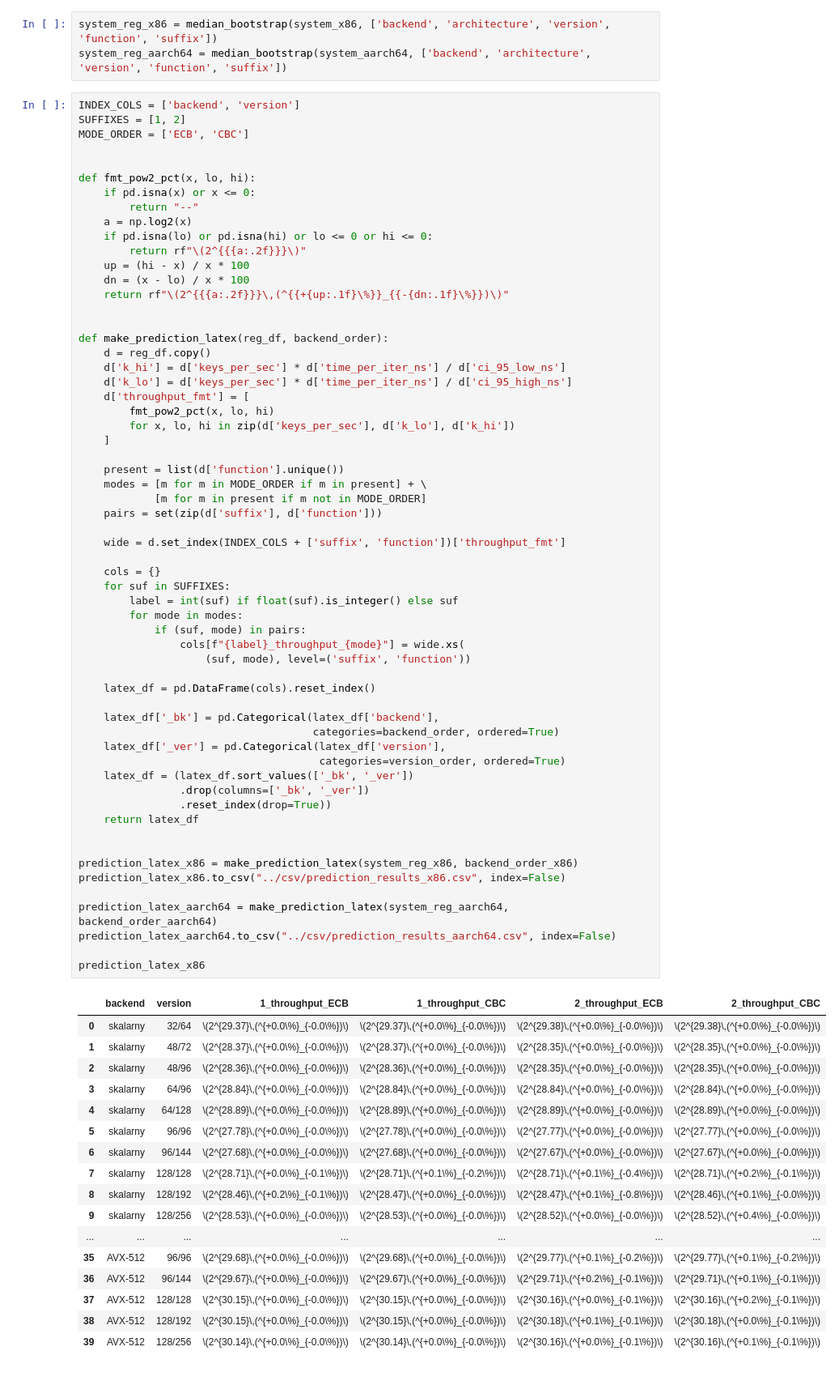
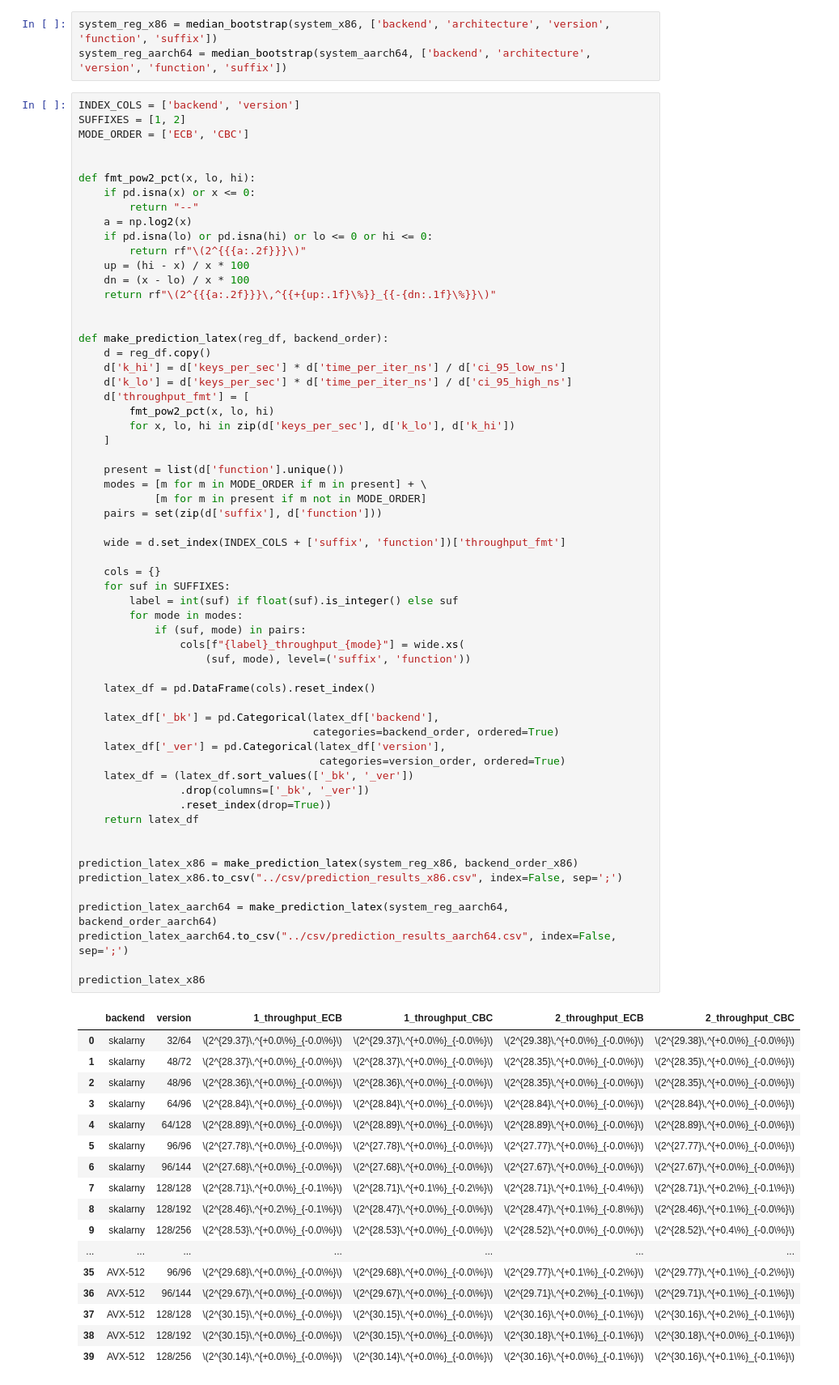
Before and after one commit to jan-chojnacki/SpeckProbe, a Jupyter notebook: analysis/notebooks/criterion.ipynb, the cells around one changed output. Shown at 81% size. Drawn from its saved outputs; the diff is of its cells as text.

```diff
--- a/analysis/notebooks/criterion.ipynb
+++ b/analysis/notebooks/criterion.ipynb
@@ -614,7 +614,7 @@ def fmt_pow2_pct(x, lo, hi):
         return rf"\(2^{{{a:.2f}}}\)"
     up = (hi - x) / x * 100
     dn = (x - lo) / x * 100
-    return rf"\(2^{{{a:.2f}}}\,(^{{+{up:.1f}\%}}_{{-{dn:.1f}\%}})\)"
+    return rf"\(2^{{{a:.2f}}}\,^{{+{up:.1f}\%}}_{{-{dn:.1f}\%}}\)"
 
 
 def make_prediction_latex(reg_df, backend_order):
@@ -633,51 +633,51 @@ def make_prediction_latex(reg_df, backend_order):
 
     wide = d.set_index(INDEX_COLS + ['suffix', 'function'])['throughput_fmt']
 
     cols = {}
     for suf in SUFFIXES:
         label = int(suf) if float(suf).is_integer() else suf
         for mode in modes:
             if (suf, mode) in pairs:
                 cols[f"{label}_throughput_{mode}"] = wide.xs(
                     (suf, mode), level=('suffix', 'function'))
 
     latex_df = pd.DataFrame(cols).reset_index()
 
     latex_df['_bk'] = pd.Categorical(latex_df['backend'],
                                      categories=backend_order, ordered=True)
     latex_df['_ver'] = pd.Categorical(latex_df['version'],
                                       categories=version_order, ordered=True)
     latex_df = (latex_df.sort_values(['_bk', '_ver'])
                 .drop(columns=['_bk', '_ver'])
                 .reset_index(drop=True))
     return latex_df
 
 
 prediction_latex_x86 = make_prediction_latex(system_reg_x86, backend_order_x86)
-prediction_latex_x86.to_csv("../csv/prediction_results_x86.csv", index=False)
+prediction_latex_x86.to_csv("../csv/prediction_results_x86.csv", index=False, sep=';')
 
 prediction_latex_aarch64 = make_prediction_latex(system_reg_aarch64, backend_order_aarch64)
-prediction_latex_aarch64.to_csv("../csv/prediction_results_aarch64.csv", index=False)
+prediction_latex_aarch64.to_csv("../csv/prediction_results_aarch64.csv", index=False, sep=';')
 
 prediction_latex_x86
 # %% [output]
 |  | backend | version | 1_throughput_ECB | 1_throughput_CBC | 2_throughput_ECB | 2_throughput_CBC |
-| 0 | skalarny | 32/64 | \(2^{29.37}\,(^{+0.0\%}_{-0.0\%})\) | \(2^{29.37}\,(^{+0.0\%}_{-0.0\%})\) | \(2^{29.38}\,(^{+0.0\%}_{-0.0\%})\) | \(2^{29.38}\,(^{+0.0\%}_{-0.0\%})\) |
-| 1 | skalarny | 48/72 | \(2^{28.37}\,(^{+0.0\%}_{-0.0\%})\) | \(2^{28.37}\,(^{+0.0\%}_{-0.0\%})\) | \(2^{28.35}\,(^{+0.0\%}_{-0.0\%})\) | \(2^{28.35}\,(^{+0.0\%}_{-0.0\%})\) |
-| 2 | skalarny | 48/96 | \(2^{28.36}\,(^{+0.0\%}_{-0.0\%})\) | \(2^{28.36}\,(^{+0.0\%}_{-0.0\%})\) | \(2^{28.35}\,(^{+0.0\%}_{-0.0\%})\) | \(2^{28.35}\,(^{+0.0\%}_{-0.0\%})\) |
-| 3 | skalarny | 64/96 | \(2^{28.84}\,(^{+0.0\%}_{-0.0\%})\) | \(2^{28.84}\,(^{+0.0\%}_{-0.0\%})\) | \(2^{28.84}\,(^{+0.0\%}_{-0.0\%})\) | \(2^{28.84}\,(^{+0.0\%}_{-0.0\%})\) |
-| 4 | skalarny | 64/128 | \(2^{28.89}\,(^{+0.0\%}_{-0.0\%})\) | \(2^{28.89}\,(^{+0.0\%}_{-0.0\%})\) | \(2^{28.89}\,(^{+0.0\%}_{-0.0\%})\) | \(2^{28.89}\,(^{+0.0\%}_{-0.0\%})\) |
-| 5 | skalarny | 96/96 | \(2^{27.78}\,(^{+0.0\%}_{-0.0\%})\) | \(2^{27.78}\,(^{+0.0\%}_{-0.0\%})\) | \(2^{27.77}\,(^{+0.0\%}_{-0.0\%})\) | \(2^{27.77}\,(^{+0.0\%}_{-0.0\%})\) |
-| 6 | skalarny | 96/144 | \(2^{27.68}\,(^{+0.0\%}_{-0.0\%})\) | \(2^{27.68}\,(^{+0.0\%}_{-0.0\%})\) | \(2^{27.67}\,(^{+0.0\%}_{-0.0\%})\) | \(2^{27.67}\,(^{+0.0\%}_{-0.0\%})\) |
-| 7 | skalarny | 128/128 | \(2^{28.71}\,(^{+0.0\%}_{-0.1\%})\) | \(2^{28.71}\,(^{+0.1\%}_{-0.2\%})\) | \(2^{28.71}\,(^{+0.1\%}_{-0.4\%})\) | \(2^{28.71}\,(^{+0.2\%}_{-0.1\%})\) |
-| 8 | skalarny | 128/192 | \(2^{28.46}\,(^{+0.2\%}_{-0.1\%})\) | \(2^{28.47}\,(^{+0.0\%}_{-0.0\%})\) | \(2^{28.47}\,(^{+0.1\%}_{-0.8\%})\) | \(2^{28.46}\,(^{+0.1\%}_{-0.0\%})\) |
-| 9 | skalarny | 128/256 | \(2^{28.53}\,(^{+0.0\%}_{-0.0\%})\) | \(2^{28.53}\,(^{+0.0\%}_{-0.0\%})\) | \(2^{28.52}\,(^{+0.0\%}_{-0.0\%})\) | \(2^{28.52}\,(^{+0.4\%}_{-0.0\%})\) |
+| 0 | skalarny | 32/64 | \(2^{29.37}\,^{+0.0\%}_{-0.0\%}\) | \(2^{29.37}\,^{+0.0\%}_{-0.0\%}\) | \(2^{29.38}\,^{+0.0\%}_{-0.0\%}\) | \(2^{29.38}\,^{+0.0\%}_{-0.0\%}\) |
+| 1 | skalarny | 48/72 | \(2^{28.37}\,^{+0.0\%}_{-0.0\%}\) | \(2^{28.37}\,^{+0.0\%}_{-0.0\%}\) | \(2^{28.35}\,^{+0.0\%}_{-0.0\%}\) | \(2^{28.35}\,^{+0.0\%}_{-0.0\%}\) |
+| 2 | skalarny | 48/96 | \(2^{28.36}\,^{+0.0\%}_{-0.0\%}\) | \(2^{28.36}\,^{+0.0\%}_{-0.0\%}\) | \(2^{28.35}\,^{+0.0\%}_{-0.0\%}\) | \(2^{28.35}\,^{+0.0\%}_{-0.0\%}\) |
+| 3 | skalarny | 64/96 | \(2^{28.84}\,^{+0.0\%}_{-0.0\%}\) | \(2^{28.84}\,^{+0.0\%}_{-0.0\%}\) | \(2^{28.84}\,^{+0.0\%}_{-0.0\%}\) | \(2^{28.84}\,^{+0.0\%}_{-0.0\%}\) |
+| 4 | skalarny | 64/128 | \(2^{28.89}\,^{+0.0\%}_{-0.0\%}\) | \(2^{28.89}\,^{+0.0\%}_{-0.0\%}\) | \(2^{28.89}\,^{+0.0\%}_{-0.0\%}\) | \(2^{28.89}\,^{+0.0\%}_{-0.0\%}\) |
+| 5 | skalarny | 96/96 | \(2^{27.78}\,^{+0.0\%}_{-0.0\%}\) | \(2^{27.78}\,^{+0.0\%}_{-0.0\%}\) | \(2^{27.77}\,^{+0.0\%}_{-0.0\%}\) | \(2^{27.77}\,^{+0.0\%}_{-0.0\%}\) |
+| 6 | skalarny | 96/144 | \(2^{27.68}\,^{+0.0\%}_{-0.0\%}\) | \(2^{27.68}\,^{+0.0\%}_{-0.0\%}\) | \(2^{27.67}\,^{+0.0\%}_{-0.0\%}\) | \(2^{27.67}\,^{+0.0\%}_{-0.0\%}\) |
+| 7 | skalarny | 128/128 | \(2^{28.71}\,^{+0.0\%}_{-0.1\%}\) | \(2^{28.71}\,^{+0.1\%}_{-0.2\%}\) | \(2^{28.71}\,^{+0.1\%}_{-0.4\%}\) | \(2^{28.71}\,^{+0.2\%}_{-0.1\%}\) |
+| 8 | skalarny | 128/192 | \(2^{28.46}\,^{+0.2\%}_{-0.1\%}\) | \(2^{28.47}\,^{+0.0\%}_{-0.0\%}\) | \(2^{28.47}\,^{+0.1\%}_{-0.8\%}\) | \(2^{28.46}\,^{+0.1\%}_{-0.0\%}\) |
+| 9 | skalarny | 128/256 | \(2^{28.53}\,^{+0.0\%}_{-0.0\%}\) | \(2^{28.53}\,^{+0.0\%}_{-0.0\%}\) | \(2^{28.52}\,^{+0.0\%}_{-0.0\%}\) | \(2^{28.52}\,^{+0.4\%}_{-0.0\%}\) |
 | ... | ... | ... | ... | ... | ... | ... |
-| 35 | AVX-512 | 96/96 | \(2^{29.68}\,(^{+0.0\%}_{-0.0\%})\) | \(2^{29.68}\,(^{+0.0\%}_{-0.0\%})\) | \(2^{29.77}\,(^{+0.1\%}_{-0.2\%})\) | \(2^{29.77}\,(^{+0.1\%}_{-0.2\%})\) |
-| 36 | AVX-512 | 96/144 | \(2^{29.67}\,(^{+0.0\%}_{-0.0\%})\) | \(2^{29.67}\,(^{+0.0\%}_{-0.0\%})\) | \(2^{29.71}\,(^{+0.2\%}_{-0.1\%})\) | \(2^{29.71}\,(^{+0.1\%}_{-0.1\%})\) |
-| 37 | AVX-512 | 128/128 | \(2^{30.15}\,(^{+0.0\%}_{-0.0\%})\) | \(2^{30.15}\,(^{+0.0\%}_{-0.0\%})\) | \(2^{30.16}\,(^{+0.0\%}_{-0.1\%})\) | \(2^{30.16}\,(^{+0.2\%}_{-0.1\%})\) |
-| 38 | AVX-512 | 128/192 | \(2^{30.15}\,(^{+0.0\%}_{-0.0\%})\) | \(2^{30.15}\,(^{+0.0\%}_{-0.0\%})\) | \(2^{30.18}\,(^{+0.1\%}_{-0.1\%})\) | \(2^{30.18}\,(^{+0.0\%}_{-0.1\%})\) |
-| 39 | AVX-512 | 128/256 | \(2^{30.14}\,(^{+0.0\%}_{-0.0\%})\) | \(2^{30.14}\,(^{+0.0\%}_{-0.0\%})\) | \(2^{30.16}\,(^{+0.0\%}_{-0.1\%})\) | \(2^{30.16}\,(^{+0.1\%}_{-0.1\%})\) |
+| 35 | AVX-512 | 96/96 | \(2^{29.68}\,^{+0.0\%}_{-0.0\%}\) | \(2^{29.68}\,^{+0.0\%}_{-0.0\%}\) | \(2^{29.77}\,^{+0.1\%}_{-0.2\%}\) | \(2^{29.77}\,^{+0.1\%}_{-0.2\%}\) |
+| 36 | AVX-512 | 96/144 | \(2^{29.67}\,^{+0.0\%}_{-0.0\%}\) | \(2^{29.67}\,^{+0.0\%}_{-0.0\%}\) | \(2^{29.71}\,^{+0.2\%}_{-0.1\%}\) | \(2^{29.71}\,^{+0.1\%}_{-0.1\%}\) |
+| 37 | AVX-512 | 128/128 | \(2^{30.15}\,^{+0.0\%}_{-0.0\%}\) | \(2^{30.15}\,^{+0.0\%}_{-0.0\%}\) | \(2^{30.16}\,^{+0.0\%}_{-0.1\%}\) | \(2^{30.16}\,^{+0.2\%}_{-0.1\%}\) |
+| 38 | AVX-512 | 128/192 | \(2^{30.15}\,^{+0.0\%}_{-0.0\%}\) | \(2^{30.15}\,^{+0.0\%}_{-0.0\%}\) | \(2^{30.18}\,^{+0.1\%}_{-0.1\%}\) | \(2^{30.18}\,^{+0.0\%}_{-0.1\%}\) |
+| 39 | AVX-512 | 128/256 | \(2^{30.14}\,^{+0.0\%}_{-0.0\%}\) | \(2^{30.14}\,^{+0.0\%}_{-0.0\%}\) | \(2^{30.16}\,^{+0.0\%}_{-0.1\%}\) | \(2^{30.16}\,^{+0.1\%}_{-0.1\%}\) |
 # %%
 def make_system_mode_mean(reg_specs):
     vals, ups, dns = [], [], []
```
Also changed, not shown: parts of 10 cells of this notebook, 1 other file.
